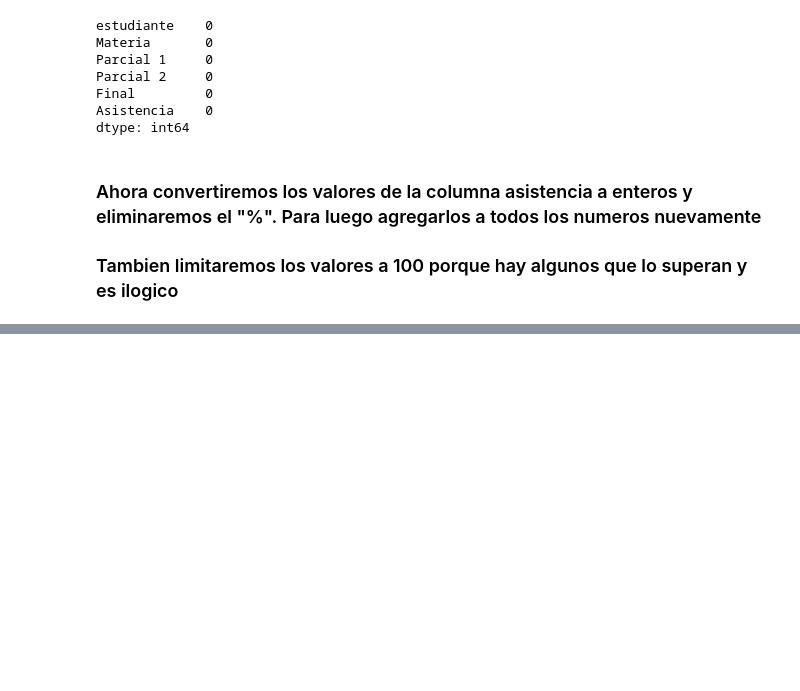
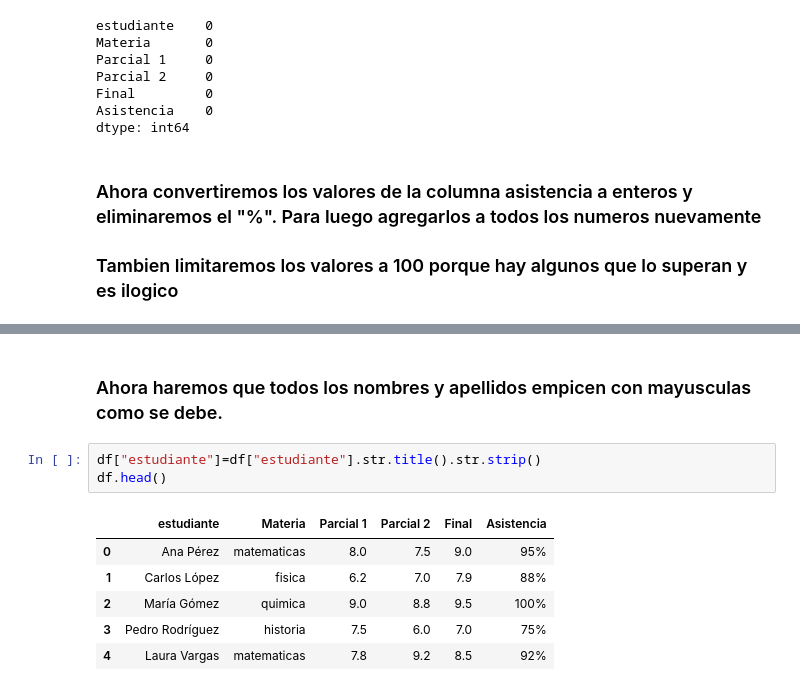
Before and after one commit to Emiliojoa/modelo-parcial, a Jupyter notebook: main (1).ipynb, the cells around one changed output, grey strips where cells are left out. Cells and saved outputs as stored; diff of their text form; blank space fills up the shorter version.

```diff
--- a/main (1).ipynb
+++ b/main (1).ipynb
@@ -171,0 +192,12 @@ df
+# %% [markdown]
+### Ahora haremos que todos los nombres y apellidos empicen con mayusculas como se debe.
+# %%
+df["estudiante"]=df["estudiante"].str.title().str.strip()
+df.head()
+# %% [output]
+|  | estudiante | Materia | Parcial 1 | Parcial 2 | Final | Asistencia |
+| 0 | Ana Pérez | matematicas | 8.0 | 7.5 | 9.0 | 95% |
+| 1 | Carlos López | fisica | 6.2 | 7.0 | 7.9 | 88% |
+| 2 | María Gómez | quimica | 9.0 | 8.8 | 9.5 | 100% |
+| 3 | Pedro Rodríguez | historia | 7.5 | 6.0 | 7.0 | 75% |
+| 4 | Laura Vargas | matematicas | 7.8 | 9.2 | 8.5 | 92% |
```
Also changed, not shown: parts of 15 cells of this notebook, 1 other file.
